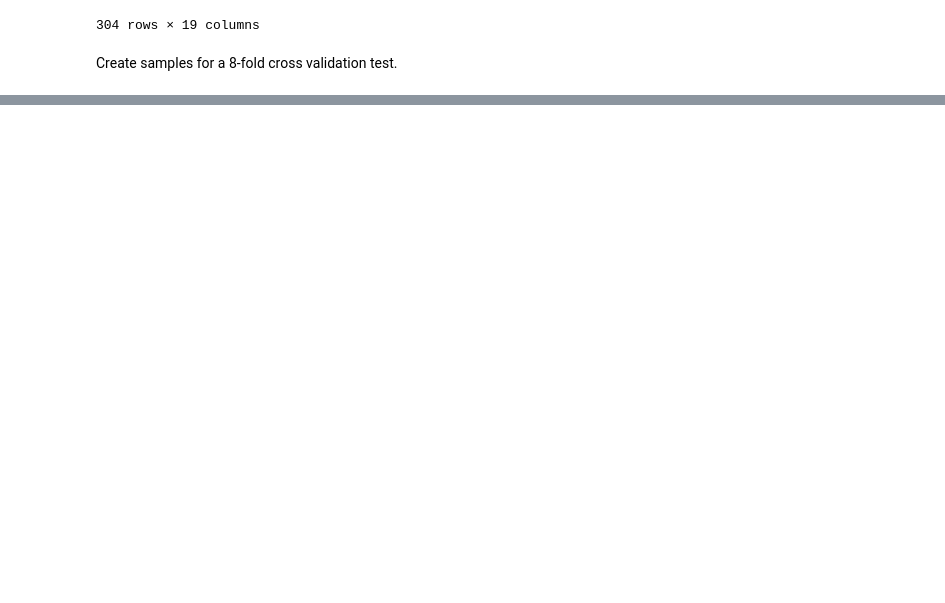
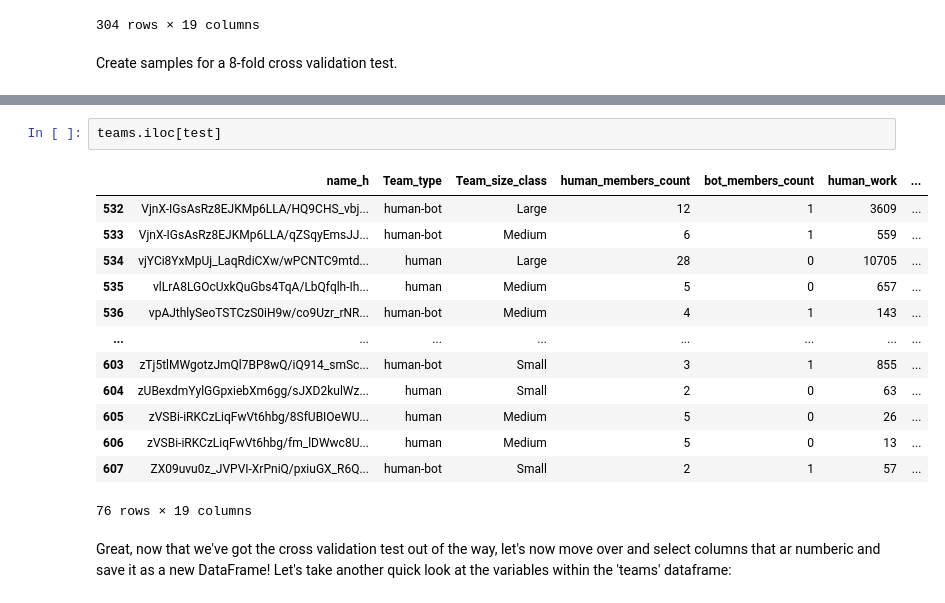
Before and after one commit to allnumbersarelies/week7labs, a Jupyter notebook: 07_Simpson_Instructor_Lab.ipynb, the cells around one changed output, grey strips where cells are left out. Saved outputs shown, nothing was run; the diff lists cells and outputs as text; blank space fills up the shorter version.

```diff
--- a/07_Simpson_Instructor_Lab.ipynb
+++ b/07_Simpson_Instructor_Lab.ipynb
@@ -350,0 +410,18 @@ Create samples for a 8-fold cross validation test.
+# %%
+teams.iloc[test]
+# %% [output]
+|  | name_h | Team_type | Team_size_class | human_members_count | bot_members_count | human_work | ... |
+| 532 | VjnX-IGsAsRz8EJKMp6LLA/HQ9CHS_vbj... | human-bot | Large | 12 | 1 | 3609 | ... |
+| 533 | VjnX-IGsAsRz8EJKMp6LLA/qZSqyEmsJJ... | human-bot | Medium | 6 | 1 | 559 | ... |
+| 534 | vjYCi8YxMpUj_LaqRdiCXw/wPCNTC9mtd... | human | Large | 28 | 0 | 10705 | ... |
+| 535 | vlLrA8LGOcUxkQuGbs4TqA/LbQfqlh-Ih... | human | Medium | 5 | 0 | 657 | ... |
+| 536 | vpAJthlySeoTSTCzS0iH9w/co9Uzr_rNR... | human-bot | Medium | 4 | 1 | 143 | ... |
+| ... | ... | ... | ... | ... | ... | ... | ... |
+| 603 | zTj5tlMWgotzJmQl7BP8wQ/iQ914_smSc... | human-bot | Small | 3 | 1 | 855 | ... |
+| 604 | zUBexdmYylGGpxiebXm6gg/sJXD2kulWz... | human | Small | 2 | 0 | 63 | ... |
+| 605 | zVSBi-iRKCzLiqFwVt6hbg/8SfUBIOeWU... | human | Medium | 5 | 0 | 26 | ... |
+| 606 | zVSBi-iRKCzLiqFwVt6hbg/fm_lDWwc8U... | human | Medium | 5 | 0 | 13 | ... |
+| 607 | ZX09uvu0z_JVPVI-XrPniQ/pxiuGX_R6Q... | human-bot | Small | 2 | 1 | 57 | ... |
+76 rows × 19 columns
+# %% [markdown]
+Great, now that we've got the cross validation test out of the way, let's now move over and select columns that ar numberic and save it as a new DataFrame! Let's take another quick look at the variables within the 'teams' dataframe:
```
Also changed, not shown: parts of 19 cells of this notebook.
